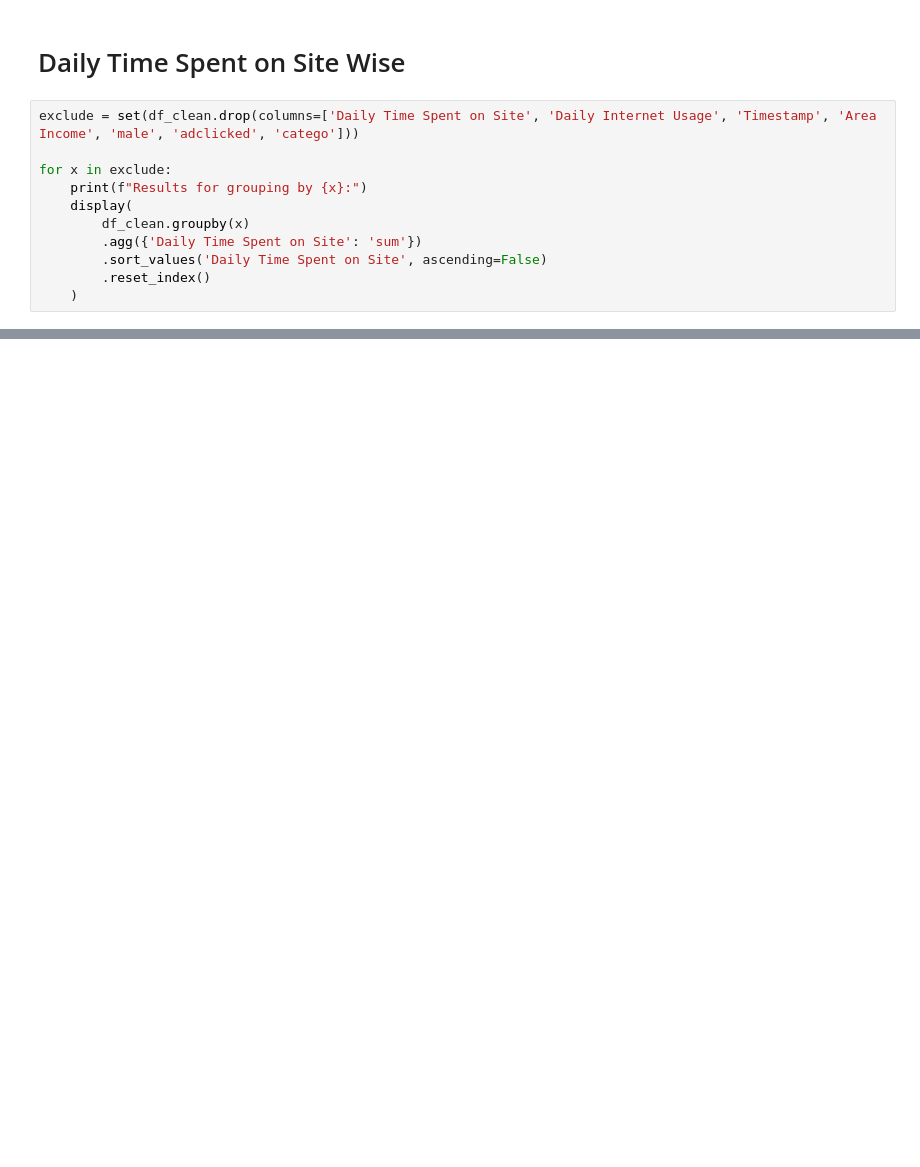
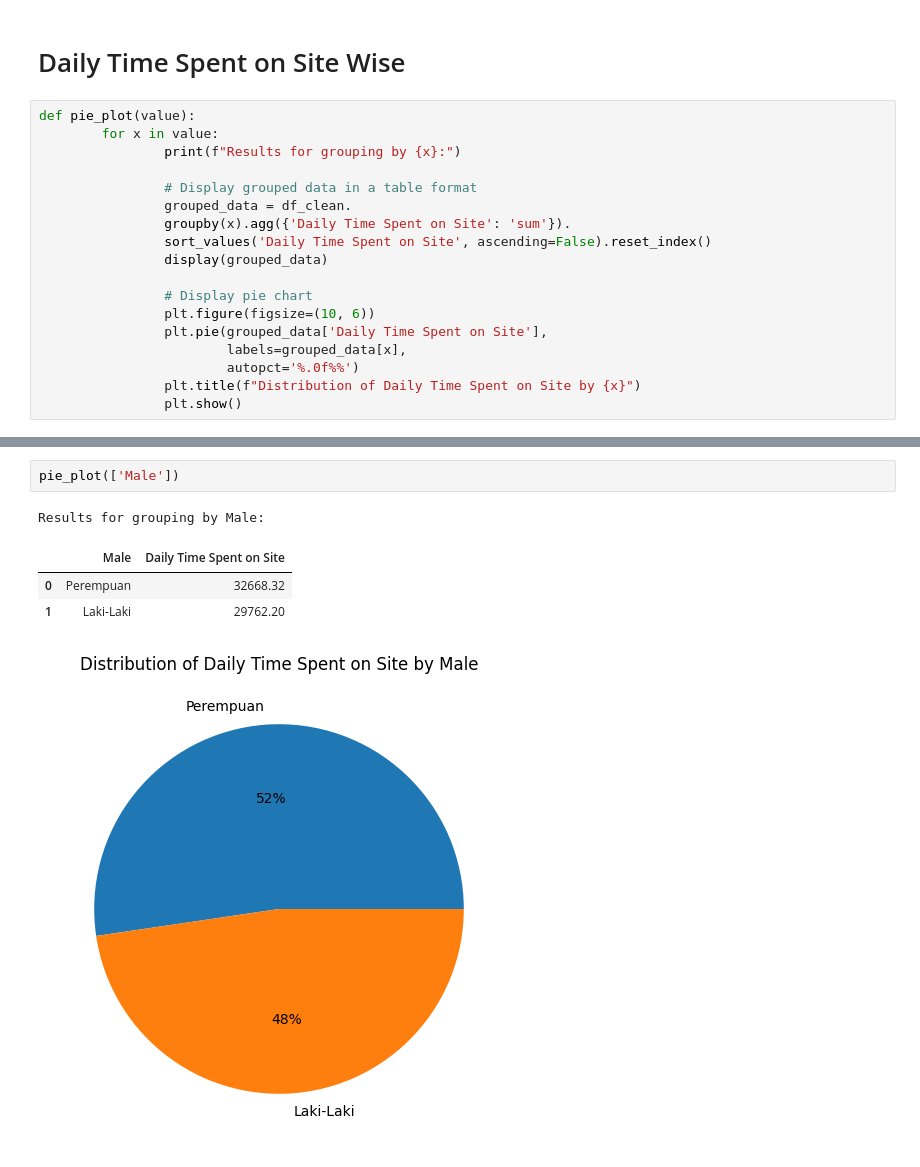
Before and after one commit to Beyoojn/predictclickads, a Jupyter notebook: advertisement.ipynb, the cells around one changed output, grey strips where cells are left out. Drawn from its saved outputs; the diff is of its cells as text; blank space fills up the shorter version.

```diff
--- a/advertisement.ipynb
+++ b/advertisement.ipynb
@@ -163,13 +157,20 @@ df_clean
 # %% [markdown]
 # Daily Time Spent on Site Wise
 # %%
-exclude = set(df_clean.drop(columns=['Daily Time Spent on Site', 'Daily Internet Usage', 'Timestamp', 'Area Income', 'male', 'adclicked', 'catego']))
+def pie_plot(value):
+        for x in value:
+                print(f"Results for grouping by {x}:")
 
-for x in exclude:
-    print(f"Results for grouping by {x}:")
-    display(
-        df_clean.groupby(x)
-        .agg({'Daily Time Spent on Site': 'sum'})
-        .sort_values('Daily Time Spent on Site', ascending=False)
-        .reset_index()
-    )
+                # Display grouped data in a table format
+                grouped_data = df_clean.
+                groupby(x).agg({'Daily Time Spent on Site': 'sum'}).
+                sort_values('Daily Time Spent on Site', ascending=False).reset_index()
+                display(grouped_data)
+
+                # Display pie chart
+                plt.figure(figsize=(10, 6))
+                plt.pie(grouped_data['Daily Time Spent on Site'],
+                        labels=grouped_data[x],
+                        autopct='%.0f%%')
+                plt.title(f"Distribution of Daily Time Spent on Site by {x}")
+                plt.show()
@@ -253,0 +222,8 @@ Results for grouping by timestamp:
+# %%
+pie_plot(['Male'])
+# %% [output]
+Results for grouping by Male:
+|  | Male | Daily Time Spent on Site |
+| 0 | Perempuan | 32668.32 |
+| 1 | Laki-Laki | 29762.20 |
+[figure, added]
```
Also changed, not shown: parts of 12 cells of this notebook.
